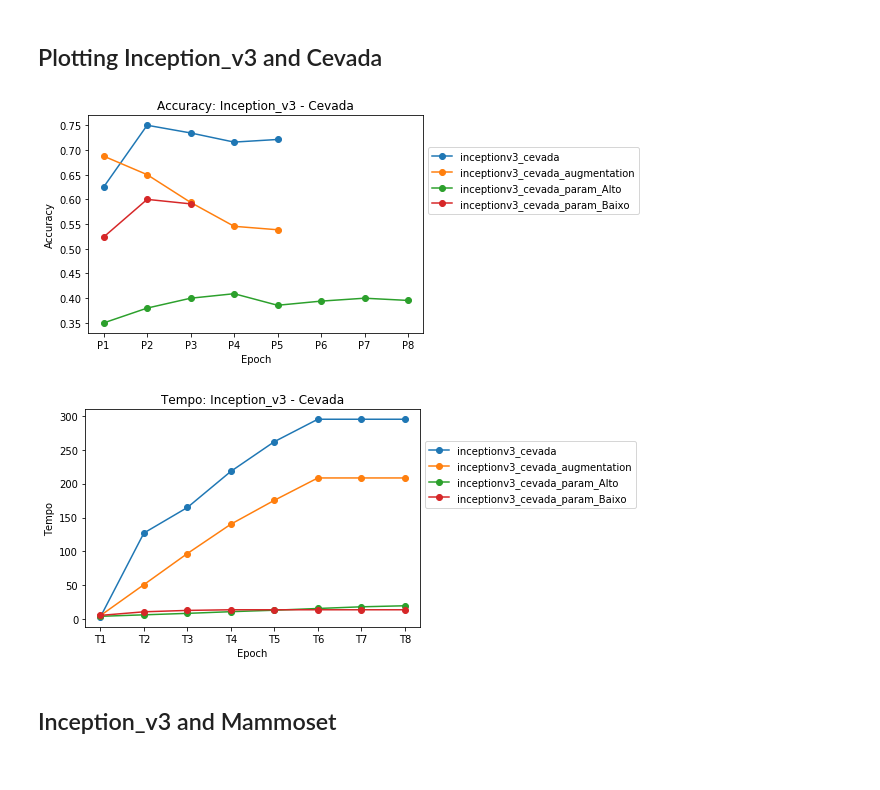
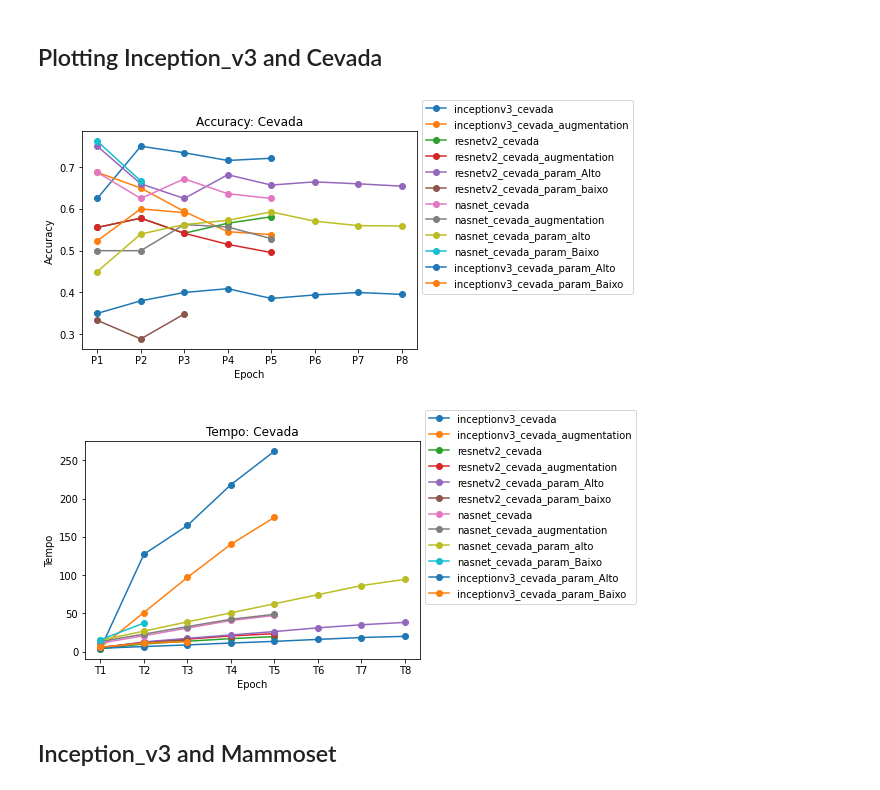
Before and after one commit to ViniciusLavorte/Python, a Jupyter notebook: Analise_TCC.ipynb, the cells around one changed output. Cells and saved outputs as stored; diff of their text form; code cells hidden in the pictures.

```diff
--- a/Analise_TCC.ipynb
+++ b/Analise_TCC.ipynb
@@ -1,7 +1,7 @@
 # %%
 import numpy as np
 import pandas as pd
-import sqlalchemy as sqla
+#import sqlalchemy as sqla
 import matplotlib.pyplot as plt
-base = pd.read_csv('Resultados_TCC2 - eval.csv')
+base = pd.read_csv('Resultado_processado_TCC2_eval.csv',delimiter=';')
 # %%
@@ -86,7 +115,7 @@ plt.show()
 ## Inception_v3 and Cevada
 # %%
 # Precisão Inception_v3 e Cevada
-b = base.loc[(base.Amostra_Dados == 'cevada') & (base.Rede == 'Inception_v3'),Precisao]
+b = base.loc[(base.Amostra_Dados == 'cevada') & ((base.Rede == 'Resnet_v2')|(base.Rede == 'Nasnet')|(base.Rede == 'Inception_V3')),Precisao]
 bt = b.T
 bt.columns = bt.iloc[0]
 bt = bt.drop(['Pasta'])
@@ -96,12 +125,12 @@ bt.index = bt_row
 
 
 # Tempo Inception_v3 e Cevada
-c = base.loc[(base.Amostra_Dados == 'cevada') & (base.Rede == 'Inception_v3'),Tempo]
+c = base.loc[(base.Amostra_Dados == 'cevada') & ((base.Rede == 'Resnet_v2')|(base.Rede == 'Nasnet')|(base.Rede == 'Inception_V3')),Tempo]
 ct = c.T
 ct.columns = ct.iloc[0]
 ct = ct.drop(['Pasta'])
 ct_row = ['T1','T2','T3','T4','T5','T6','T7','T8','T_Final']
 ct.index =  ct_row
-ct = ct.fillna(ct.iloc[-1,:])
+#ct = ct.fillna(ct.iloc[-1,:])
 ct
 # %% [output]
@@ -120,21 +149,21 @@ ct
 # %%
 # Plotando as saídas de Accuracia e tempo
 plt.plot(bt.iloc[:-1,:],marker ='o')
-plt.title('Accuracy: Inception_v3 - Cevada')
+plt.title('Accuracy: Cevada')
 plt.legend(bt.columns,loc='center left', bbox_to_anchor=(1, 0.7))
 plt.ylabel('Accuracy')
 plt.xlabel('Epoch')
 plt.show()
 
 plt.plot(ct.iloc[:-1,:],marker ='o')
-plt.title('Tempo: Inception_v3 - Cevada')
+plt.title('Tempo: Cevada')
 plt.legend(bt.columns,loc='center left', bbox_to_anchor=(1, 0.7))
 plt.ylabel('Tempo')
 plt.xlabel('Epoch')
 plt.show()
 # %% [output]
-[figure, old version]
+[figure, new version]
-[figure, old version]
+[figure, new version]
 # %% [markdown]
 ## Inception_v3 and Mammoset
 # %%
```
Also changed, not shown: parts of 11 cells of this notebook, 1 other file.
